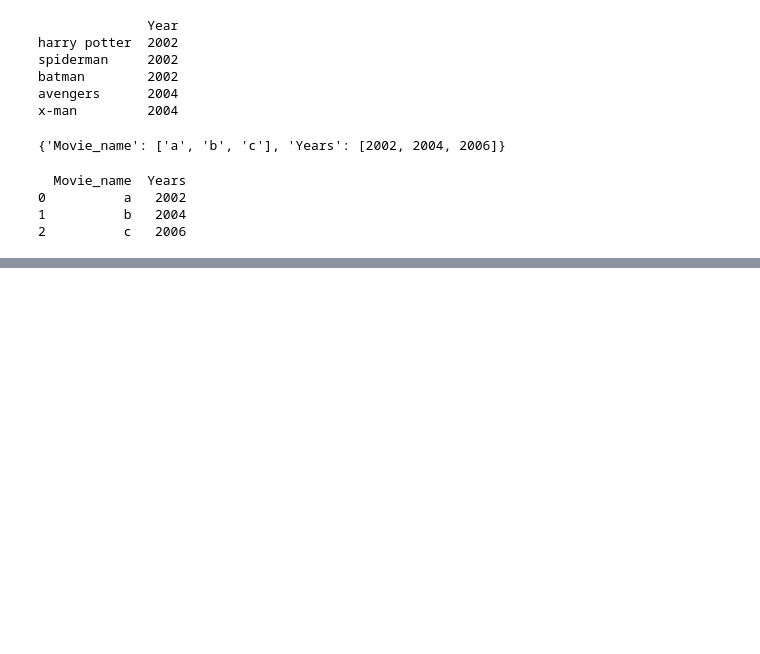
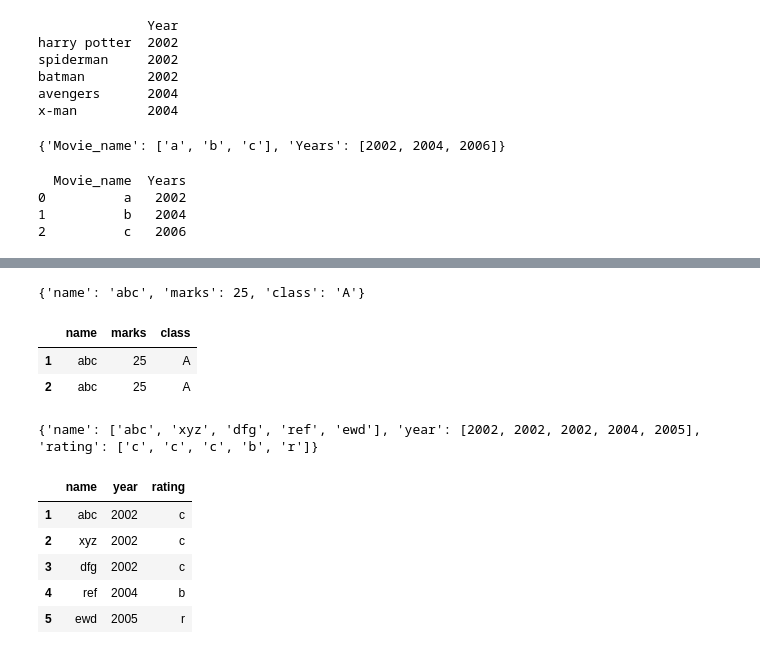
Before and after one commit to gurudattamanpreet/Practice, a Jupyter notebook: Shiva_Concept_Class.ipynb, the cells around one changed output, grey strips where cells are left out. Drawn from its saved outputs; the diff is of its cells as text; code cells hidden in the pictures; blank space fills up the shorter version.

```diff
--- a/Shiva_Concept_Class.ipynb
+++ b/Shiva_Concept_Class.ipynb
@@ -1650,0 +1659,12 @@ SyntaxError: expected 'else' after 'if' expression (<ipython-input-8-42b58702504
+# %%
+import pandas as pd
+f={'name':'abc','marks':25,'class':'A'}
+print(f)
+# %% [output]
+{'name': 'abc', 'marks': 25, 'class': 'A'}
+# %%
+pd.DataFrame(f, index=['1','2'])
+# %% [output]
+|  | name | marks | class |
+| 1 | abc | 25 | A |
+| 2 | abc | 25 | A |
@@ -1650,0 +1674,14 @@ SyntaxError: expected 'else' after 'if' expression (<ipython-input-8-42b58702504
+# %%
+g={'name':['abc','xyz','dfg','ref','ewd'],'year':[2002,2002,2002,2004,2005],'rating':['c','c','c','b','r']}
+print(g)
+# %% [output]
+{'name': ['abc', 'xyz', 'dfg', 'ref', 'ewd'], 'year': [2002, 2002, 2002, 2004, 2005], 'rating': ['c', 'c', 'c', 'b', 'r']}
+# %%
+pd.DataFrame(g,index=[1,2,3,4,5])
+# %% [output]
+|  | name | year | rating |
+| 1 | abc | 2002 | c |
+| 2 | xyz | 2002 | c |
+| 3 | dfg | 2002 | c |
+| 4 | ref | 2004 | b |
+| 5 | ewd | 2005 | r |
```
Also changed, not shown: parts of 9 cells of this notebook.
